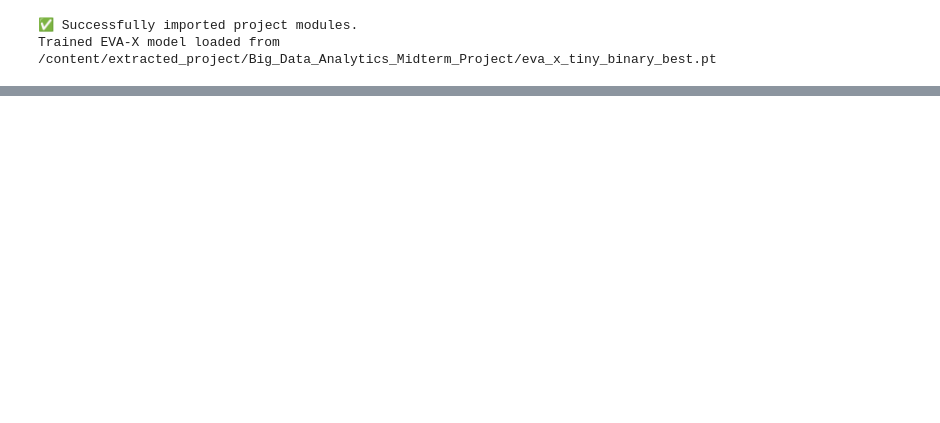
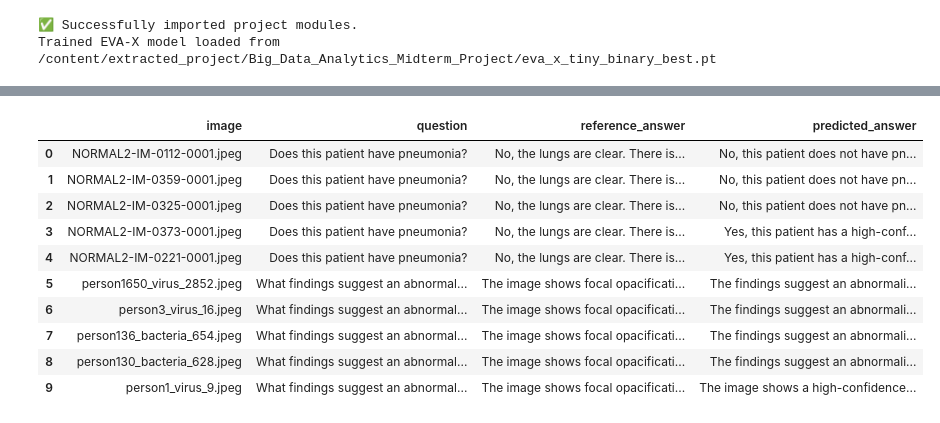
Before and after one commit to rithika-d/Big_Data_Analytics_Midterm_Project, a Jupyter notebook: Radiology_Assistant_Evaluation.ipynb, the cells around one changed output, grey strips where cells are left out. Saved outputs shown, nothing was run; the diff lists cells and outputs as text; code cells hidden in the pictures; blank space fills up the shorter version.

```diff
--- a/Radiology_Assistant_Evaluation.ipynb
+++ b/Radiology_Assistant_Evaluation.ipynb
@@ -154 +157,84 @@ print("Test images ready at /content/eval_test_images")
 Test images ready at /content/eval_test_images
+# %%
+# 6. Question Answering Evaluation (ROUGE & BLEU)
+import json
+import evaluate
+from PIL import Image
+import pandas as pd
+
+# Load your actual QA test dataset
+qa_json_path = REPO_ROOT / "qa_test_samples.json"
+
+if not qa_json_path.exists():
+    print(f"❌ ERROR: Could not find {qa_json_path}")
+else:
+    print(f"✅ Loading QA dataset from {qa_json_path}")
+    with open(qa_json_path, 'r') as f:
+        qa_samples = json.load(f)
+
+    try:
+        rouge_metric = evaluate.load('rouge')
+        bleu_metric = evaluate.load('bleu')
+    except Exception as e:
+        print(f"Could not load metrics: {e}")
+
+    qa_results = []
+    preds = []
+    refs = []
+
+    print(f"Evaluating {len(qa_samples)} QA samples...")
+    for i, sample in enumerate(qa_samples):
+        try:
+            # Adjust path resolution depending on how your JSON stores paths
+            # Assuming it's relative to REPO_ROOT (e.g. "test_images/normal/...")
+            img_path = REPO_ROOT / sample.get('image_path', '')
+            if not img_path.exists():
+                print(f"Warning: Image not found at {img_path}")
+                continue
+
+            img = Image.open(img_path).convert("RGB")
+            q = sample.get('question', 'Are there signs of pneumonia?')
+
+            # FIX: Use 'ground_truth' instead of 'answer' based on JSON structure
+            ref_answer = sample.get('ground_truth', '')
+
+            # Pipeline Inference
+            payload, _ = infer_from_pil(bundle, img)
+            pred_answer = answer_question_about_report(payload, q)
+
+            preds.append(pred_answer)
+            refs.append(ref_answer)
+
+            qa_results.append({
+                "image": img_path.name,
+                "question": q,
+                "reference_answer": ref_answer,
+                "predicted_answer": pred_answer
+            })
+
+            print(f"\n[{i+1}/{len(qa_samples)}] Q: {q}")
+            print(f"   Ref:  {ref_answer}")
+            print(f"   Pred: {pred_answer}")
+
+        except Exception as e:
+            print(f"Error processing sample {i}: {e}")
+
+    if preds:
+        # Compute Scores
+        bleu_refs = [[r] for r in refs] # BLEU expects a list of lists for references
+        rouge_scores = rouge_metric.compute(predictions=preds, references=refs)
+        bleu_scores = bleu_metric.compute(predictions=preds, references=bleu_refs)
+
+        print("\n" + "="*35)
+        print("📝 QA TEXT GENERATION METRICS")
+        print("="*35)
+        print(f"ROUGE-1: {rouge_scores['rouge1']:.4f}")
+        print(f"ROUGE-2: {rouge_scores['rouge2']:.4f}")
+        print(f"ROUGE-L: {rouge_scores['rougeL']:.4f}")
+        print(f"BLEU:    {bleu_scores['bleu']:.4f}")
+        print("="*35)
+
+        display(pd.DataFrame(qa_results))
+    else:
+        print("No successful predictions to evaluate.")
+# %% [output]
@@ -155,3 +258,14 @@ Test images ready at /content/eval_test_images
+|  | image | question | reference_answer | predicted_answer |
+| 0 | NORMAL2-IM-0112-0001.jpeg | Does this patient have pneumonia? | No, the lungs are clear. There is... | No, this patient does not have pn... |
+| 1 | NORMAL2-IM-0359-0001.jpeg | Does this patient have pneumonia? | No, the lungs are clear. There is... | No, this patient does not have pn... |
+| 2 | NORMAL2-IM-0325-0001.jpeg | Does this patient have pneumonia? | No, the lungs are clear. There is... | No, this patient does not have pn... |
+| 3 | NORMAL2-IM-0373-0001.jpeg | Does this patient have pneumonia? | No, the lungs are clear. There is... | Yes, this patient has a high-conf... |
+| 4 | NORMAL2-IM-0221-0001.jpeg | Does this patient have pneumonia? | No, the lungs are clear. There is... | Yes, this patient has a high-conf... |
+| 5 | person1650_virus_2852.jpeg | What findings suggest an abnormal... | The image shows focal opacificati... | The findings suggest an abnormali... |
+| 6 | person3_virus_16.jpeg | What findings suggest an abnormal... | The image shows focal opacificati... | The findings suggest an abnormali... |
+| 7 | person136_bacteria_654.jpeg | What findings suggest an abnormal... | The image shows focal opacificati... | The findings suggest an abnormali... |
+| 8 | person130_bacteria_628.jpeg | What findings suggest an abnormal... | The image shows focal opacificati... | The findings suggest an abnormali... |
+| 9 | person1_virus_9.jpeg | What findings suggest an abnormal... | The image shows focal opacificati... | The image shows a high-confidence... |
 # %%
 # 5. Comprehensive Evaluation Loop
 from PIL import Image
```
Also changed, not shown: parts of 4 cells of this notebook.
